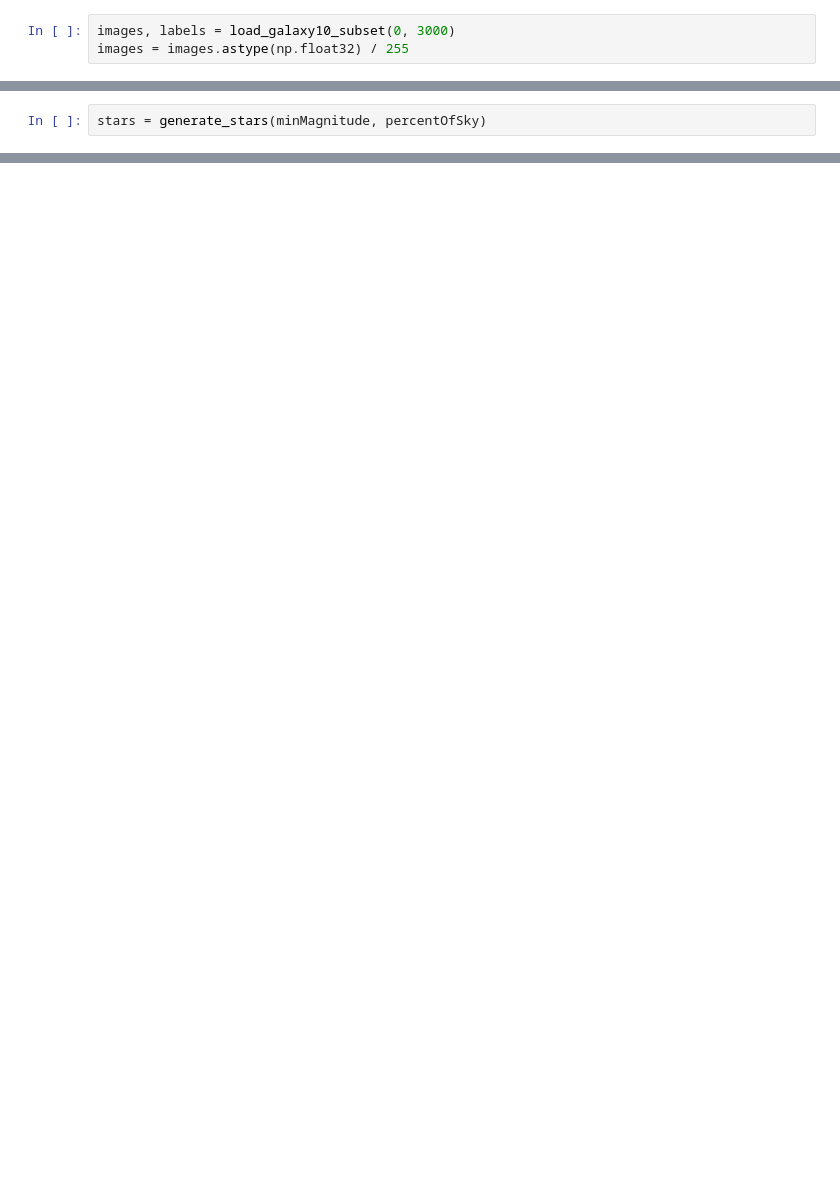
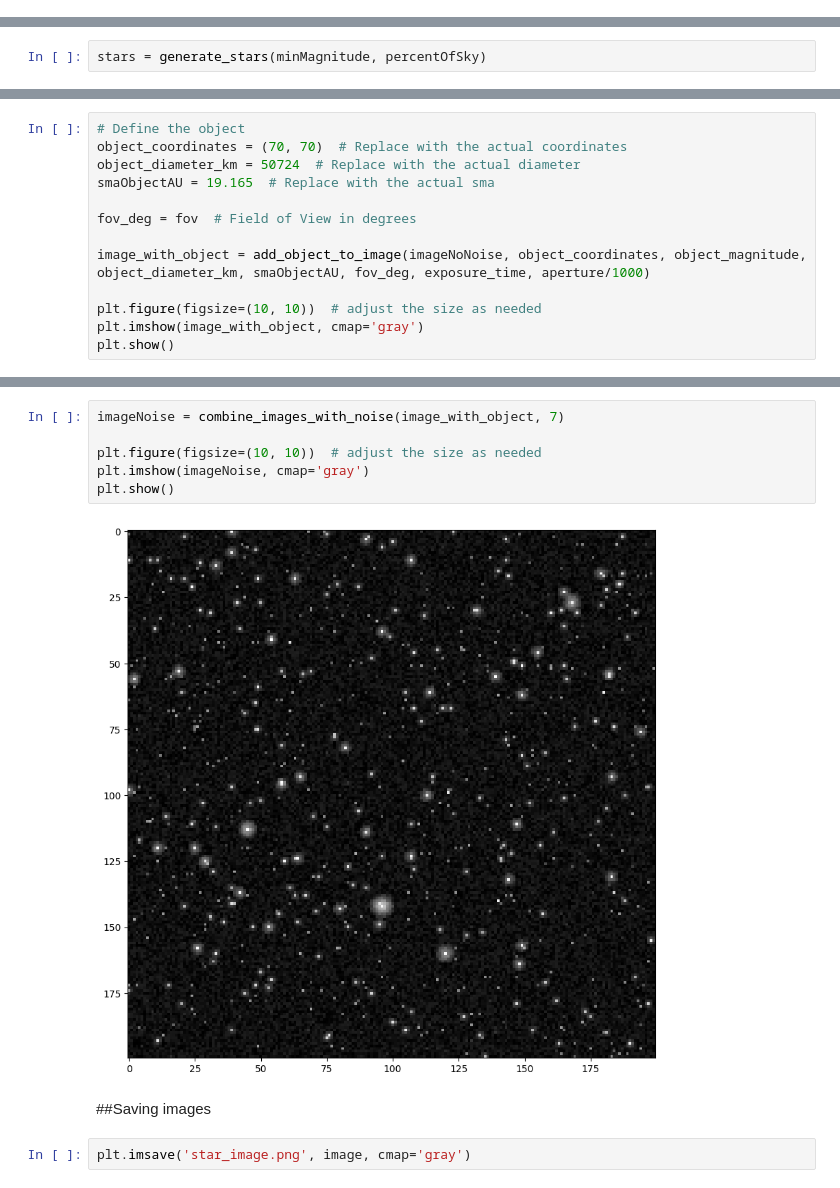
Before and after one commit to sliverofthesun/telescopeImageSim, a Jupyter notebook: Night Sky Object Identification and Mapping.ipynb, the cells around one changed output, grey strips where cells are left out. Cells and saved outputs as stored; diff of their text form; blank space fills up the shorter version.

```diff
--- a/Night Sky Object Identification and Mapping.ipynb
+++ b/Night Sky Object Identification and Mapping.ipynb
@@ -52,3 +2,0 @@ def display_image(images, labels, index):
-# %%
-images, labels = load_galaxy10_subset(0, 3000)
-images = images.astype(np.float32) / 255
@@ -217,0 +454,13 @@ TypeError: ignored
+# %%
+# Define the object
+object_coordinates = (70, 70)  # Replace with the actual coordinates
+object_diameter_km = 50724  # Replace with the actual diameter
+smaObjectAU = 19.165  # Replace with the actual sma
+
+fov_deg = fov  # Field of View in degrees
+
+image_with_object = add_object_to_image(imageNoNoise, object_coordinates, object_magnitude, object_diameter_km, smaObjectAU, fov_deg, exposure_time, aperture/1000)
+
+plt.figure(figsize=(10, 10))  # adjust the size as needed
+plt.imshow(image_with_object, cmap='gray')
+plt.show()
@@ -217,0 +469,12 @@ TypeError: ignored
+# %%
+imageNoise = combine_images_with_noise(image_with_object, 7)
+
+plt.figure(figsize=(10, 10))  # adjust the size as needed
+plt.imshow(imageNoise, cmap='gray')
+plt.show()
+# %% [output]
+[figure, added]
+# %% [markdown]
+##Saving images
+# %%
+plt.imsave('star_image.png', image, cmap='gray')
```
Also changed, not shown: parts of 28 cells of this notebook.
